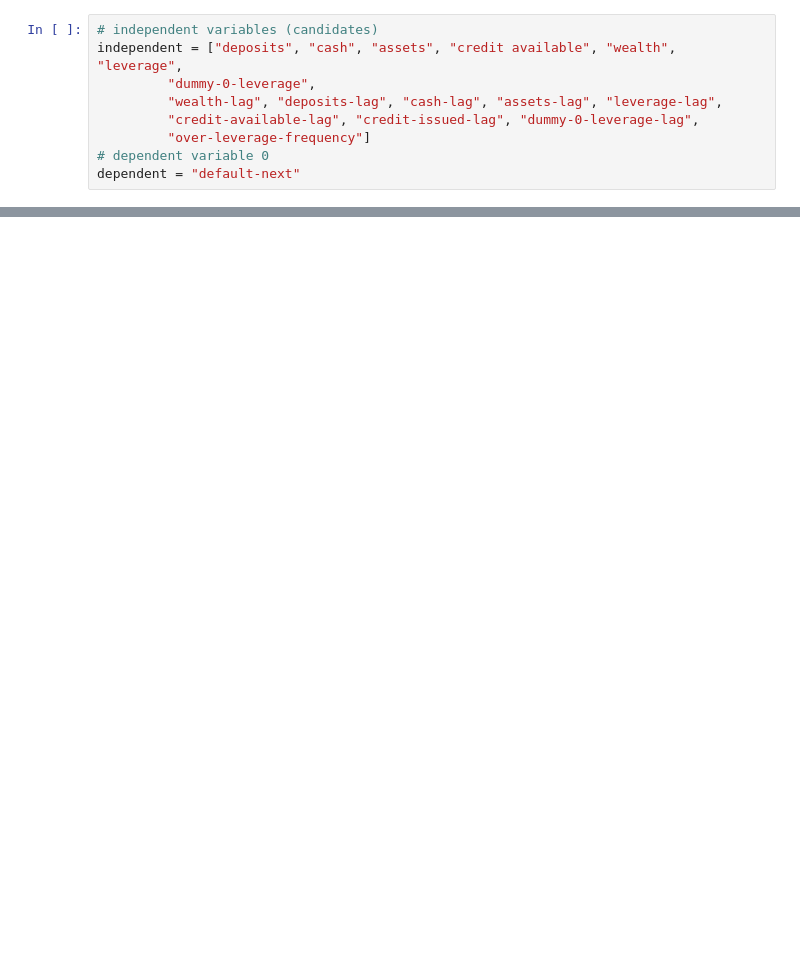
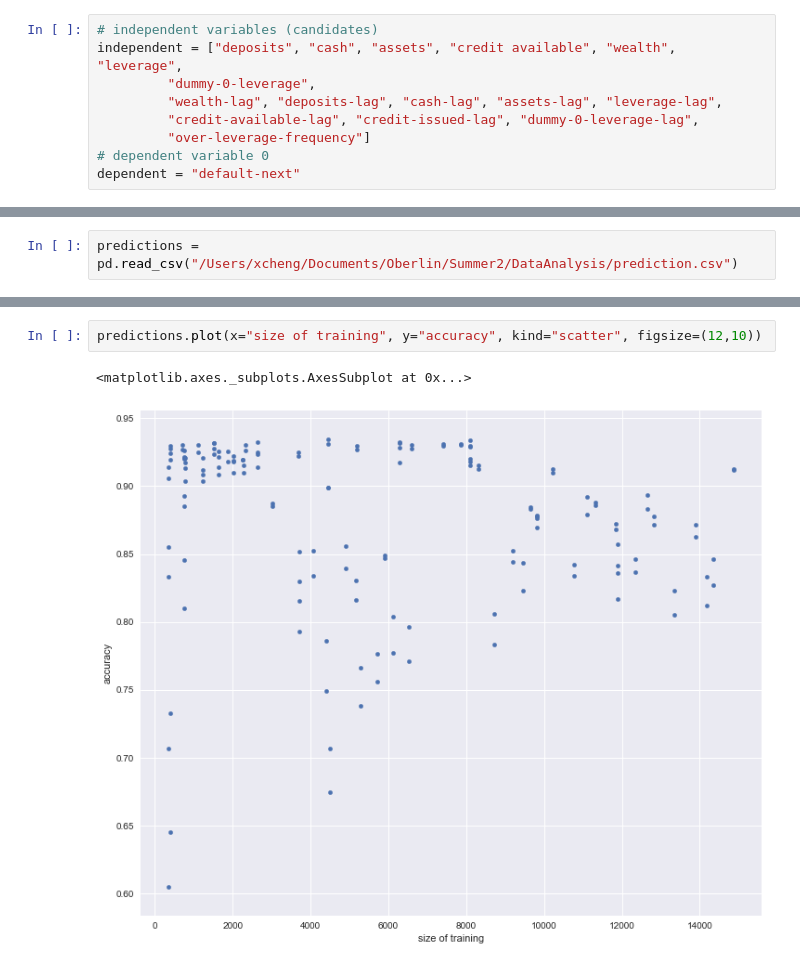
Before and after one commit to ai-xiaihai/FCN_DataAnalysis, a Jupyter notebook: 0IR_debug.ipynb, the cells around one changed output, grey strips where cells are left out. Drawn from its saved outputs; the diff is of its cells as text; blank space fills up the shorter version.

Commit message:
generated more data, did some analysis to investigate the inverse realtionship between 0IR traning data size and 1IR/2IR prediction accuracy

```diff
--- a/0IR_debug.ipynb
+++ b/0IR_debug.ipynb
@@ -119,0 +108,2 @@ for cases in range(500,900,55):
+# %%
+predictions = pd.read_csv("/Users/xcheng/Documents/Oberlin/Summer2/DataAnalysis/prediction.csv")
@@ -119,0 +119,5 @@ for cases in range(500,900,55):
+# %%
+predictions.plot(x="size of training", y="accuracy", kind="scatter", figsize=(12,10))
+# %% [output]
+<matplotlib.axes._subplots.AxesSubplot at 0x...>
+[figure, added]
```
Also changed, not shown: parts of 7 cells of this notebook, 1 other file.
